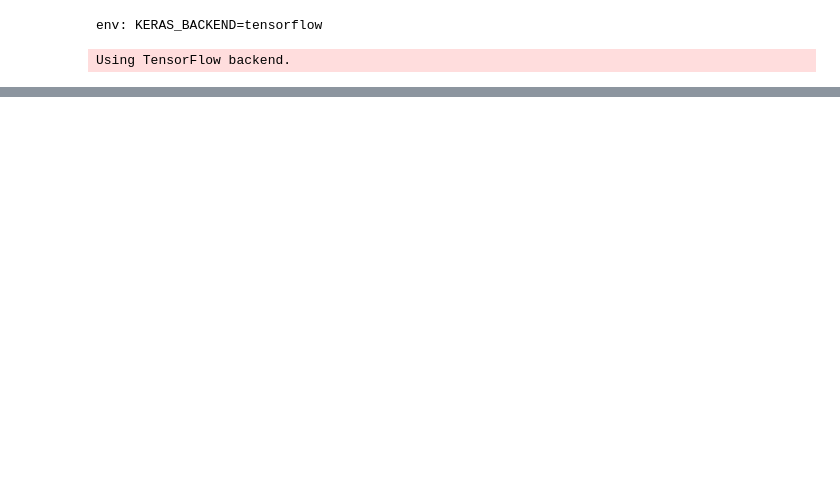
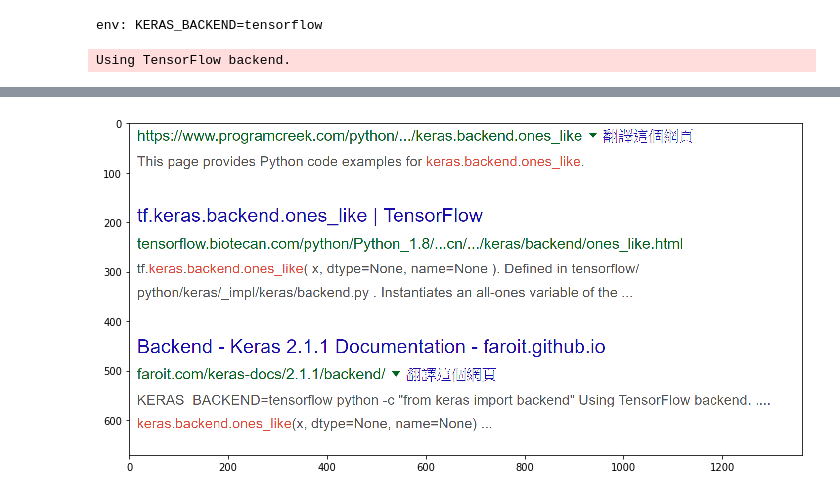
Before and after one commit to kuiyochen/Python_ML_learning, a Jupyter notebook: OCR_test.ipynb, the cells around one changed output, grey strips where cells are left out. Drawn from its saved outputs; the diff is of its cells as text; code cells hidden in the pictures; blank space fills up the shorter version.

```diff
--- a/OCR_test.ipynb
+++ b/OCR_test.ipynb
@@ -167,0 +121,80 @@ for rect in rectlist:
+# %%
+# img_png_0 = mpimg.imread("image_test/line_test.png")
+# img_png_0 = mpimg.imread("image_test/line_test_1.png")
+# img_png_0 = mpimg.imread("image_test/line_test_2.png")
+img_png_0 = mpimg.imread("image_test/line_test_3.png")
+# img_png_0 = mpimg.imread("image_test/line_test_4.png")
+height, width , _ = img_png_0.shape
+fig, ax = plt.subplots(figsize=(10, 10))
+ax.imshow(img_png_0, interpolation='nearest')
+plt.tight_layout()
+
+####### increase contrast #######
+# img_png = np.vectorize(increase_contrast_function)(img_png_0)
+img_png = increase_contrast_function(img_png_0)
+img_png = increase_contrast_function(img_png)
+# img_png = img_png[:, 150:250]
+fig, ax = plt.subplots(figsize=(10, 10))
+ax.imshow(img_png, interpolation='nearest')
+plt.tight_layout()
+img_png = np.average(img_png, axis = 2) # transform to only 1 chennel
+img_png = 1 - img_png
+# img_png = img_png * 2 - 1
+
+predicts = split_line_model.predict(img_png.reshape(1, *(img_png.shape), 1))
+# print(predicts[0].shape)
+# A = np.average(predicts[0, :, :, 0:2], axis = 2)
+A = np.zeros(predicts[0].shape[0:2])
+A[0:-3, :] += predicts[0][3:, :, 0]
+A[3:, :] += predicts[0][0:-3, :, 1]
+
+# A = increase_contrast_function(A, s = 0.1, e = 0.99)
+# A = increase_contrast_function(A, s = 0.01, e = 0.5)
+fig, ax = plt.subplots(figsize=(10, 10))
+ax.imshow(A, interpolation='nearest')
+plt.tight_layout()
+
+# B = np.average(A, axis = 1)
+B = np.max(A, axis = 1)
+B = np.array([1. if B[i] - np.min(B.reshape(-1)) > (np.max(B.reshape(-1)) - np.min(B.reshape(-1))) * 0.1 else 0.
+              for i in range(len(B))])
+go_up_list = [0 for i in range(1) if B[0] > 0.5] + [i for i in range(len(B)-1) if B[i + 1] - B[i] > 0.5]
+if B[-1] > 0.5:
+    go_up_list.pop(-1)
+go_down_list = [i for i in range(len(B)-1) if B[i] - B[i + 1] > 0.5]
+assert len(go_up_list) == len(go_down_list)
+varlist = go_up_list + go_down_list
+varlist.sort()
+
+####### analyzing rectangles #######
+# if varlist[0] < height * 0.01:
+#     varlist.pop(0)
+# if len(varlist) % 2 == 1:
+#     varlist.pop(-1)
+rectlist = [[0, varlist[2 * i], width, varlist[2 * i + 1] - varlist[2 * i]] for i in range(len(varlist) // 2)]
+
+line_list = []
+line_list_normalize = []
+line_list_normalize_ratio = [] # line_list_normalize_ratio[.] * line_list_normalize[.] == line_list[.]
+new_line_hh = 30
+assert len(rectlist) !=0
+for rect in rectlist:
+#     C = (crop_array_image(np.array([img_png] * 3).transpose(1, 2, 0), *rect) * 255.).astype(np.uint8)
+    C = crop_array_image(img_png, *rect)
+    line_list.append(C)
+
+#     C_PIL = Image.fromarray(C)
+#     ww, hh = C_PIL.size
+#     new_line_ww = new_line_hh * ww // hh
+#     C_PIL = C_PIL.resize((new_line_ww, new_line_hh), Image.ANTIALIAS) # Not maintain the ratio
+#     # C.thumbnail((1000, 1000), Image.ANTIALIAS) # maintain the ratio
+#     C = np.array(C_PIL)
+#     line_list_normalize.append(C)
+#     line_list_normalize_ratio.append(hh / new_line_hh)
+#     # mpimg.imsave("image_test/line_test_line.png", C)
+
+    fig, ax = plt.subplots(figsize=(100, 2))
+    ax.imshow(C, interpolation='nearest', cmap='Greys')
+    plt.tight_layout()
+# %% [output]
+[figure, added]
```
Also changed, not shown: parts of 5 cells of this notebook.
